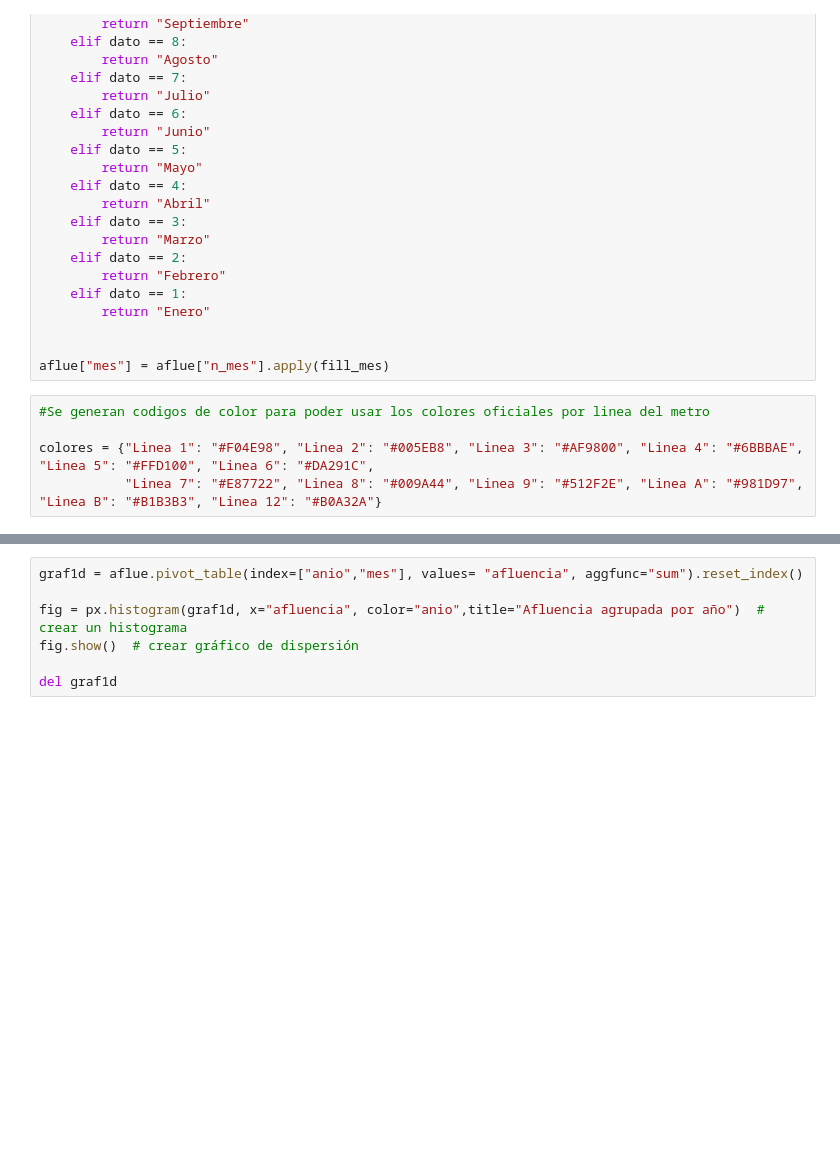
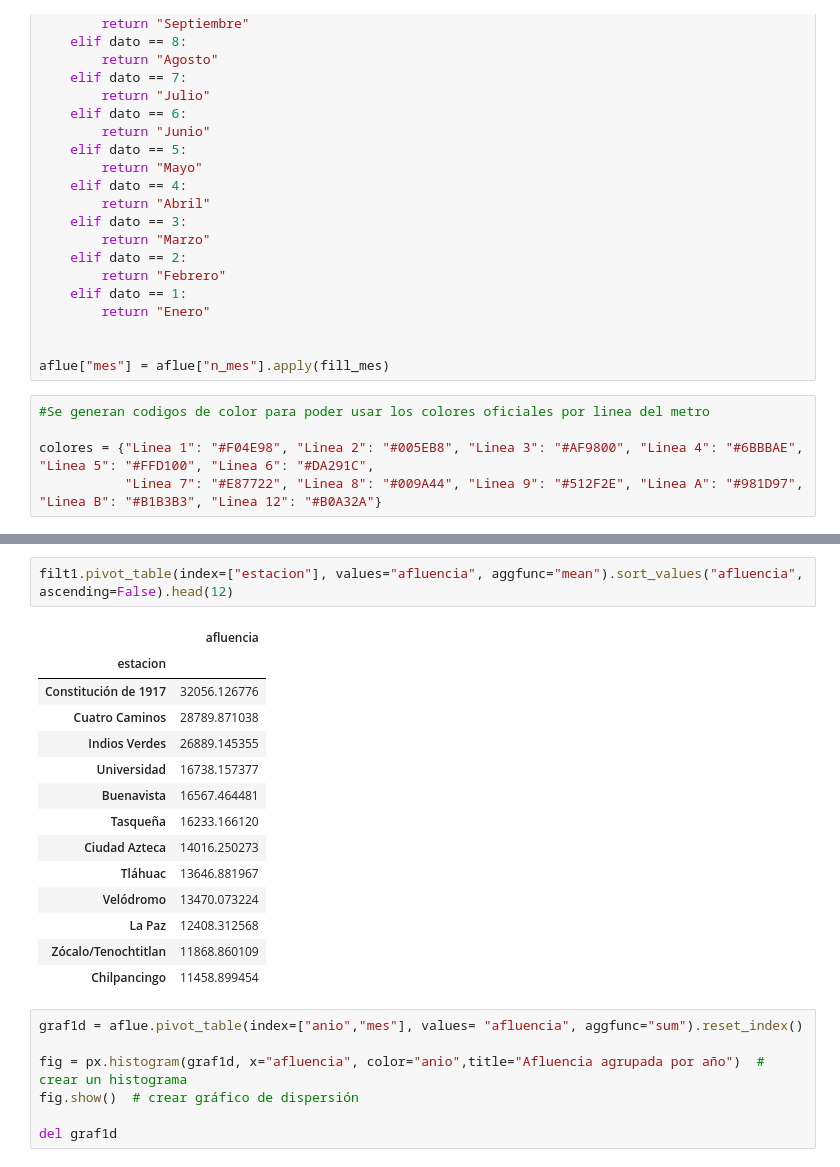
Before and after one commit to hukitan/TT_render, a Jupyter notebook: notebooks/EDA.ipynb, the cells around one changed output, grey strips where cells are left out. Saved outputs shown, nothing was run; the diff lists cells and outputs as text; blank space fills up the shorter version.

```diff
--- a/notebooks/EDA.ipynb
+++ b/notebooks/EDA.ipynb
@@ -118,3 +146,20 @@ colores = {"Linea 1": "#F04E98", "Linea 2": "#005EB8", "Linea 3": "#AF9800", "Li
+# %%
+filt1.pivot_table(index=["estacion"], values="afluencia", aggfunc="mean").sort_values("afluencia", ascending=False).head(12)
+# %% [output]
+|  | afluencia |
+| estacion |  |
+| Constitución de 1917 | 32056.126776 |
+| Cuatro Caminos | 28789.871038 |
+| Indios Verdes | 26889.145355 |
+| Universidad | 16738.157377 |
+| Buenavista | 16567.464481 |
+| Tasqueña | 16233.166120 |
+| Ciudad Azteca | 14016.250273 |
+| Tláhuac | 13646.881967 |
+| Velódromo | 13470.073224 |
+| La Paz | 12408.312568 |
+| Zócalo/Tenochtitlan | 11868.860109 |
+| Chilpancingo | 11458.899454 |
 # %%
 graf1d = aflue.pivot_table(index=["anio","mes"], values= "afluencia", aggfunc="sum").reset_index()
 
```
Also changed, not shown: parts of 6 cells of this notebook, 1 other file.
